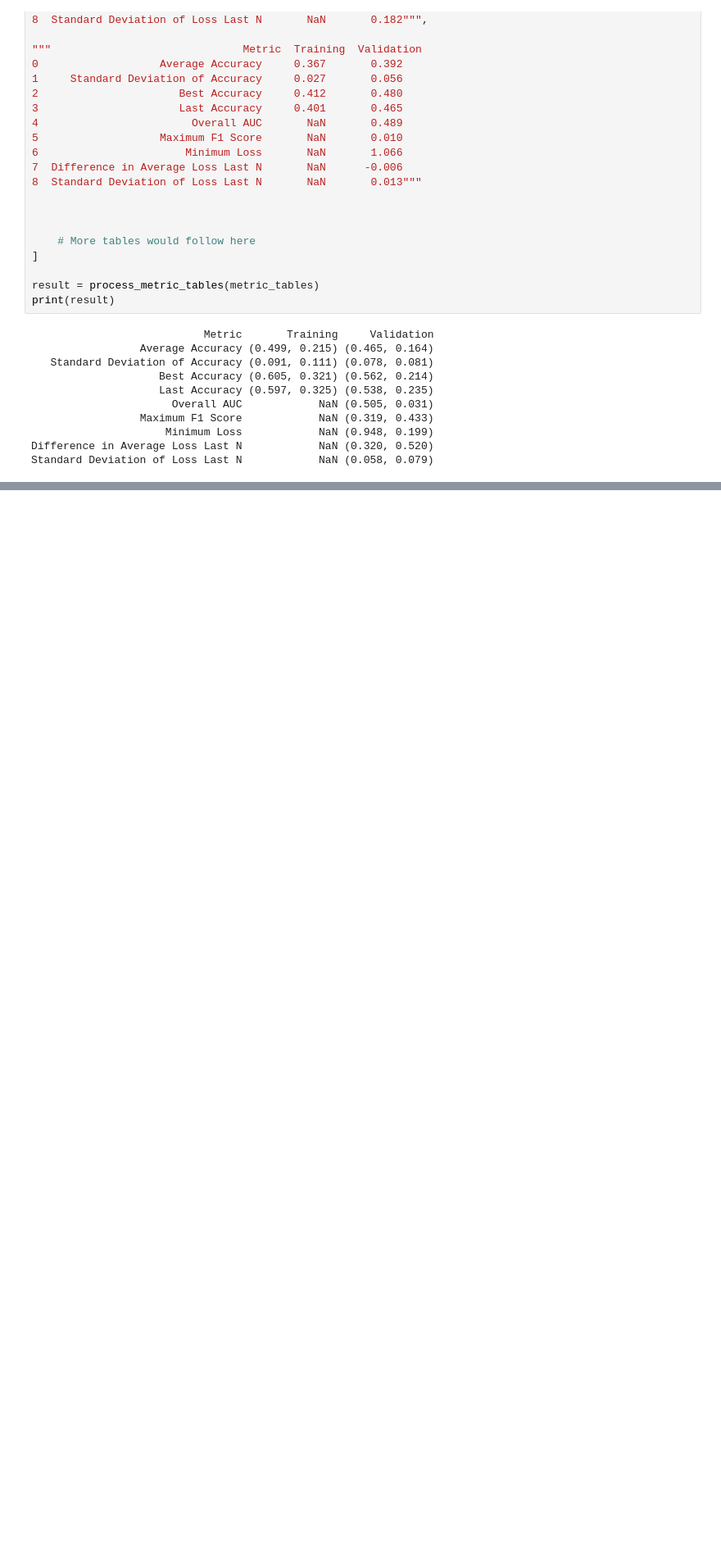
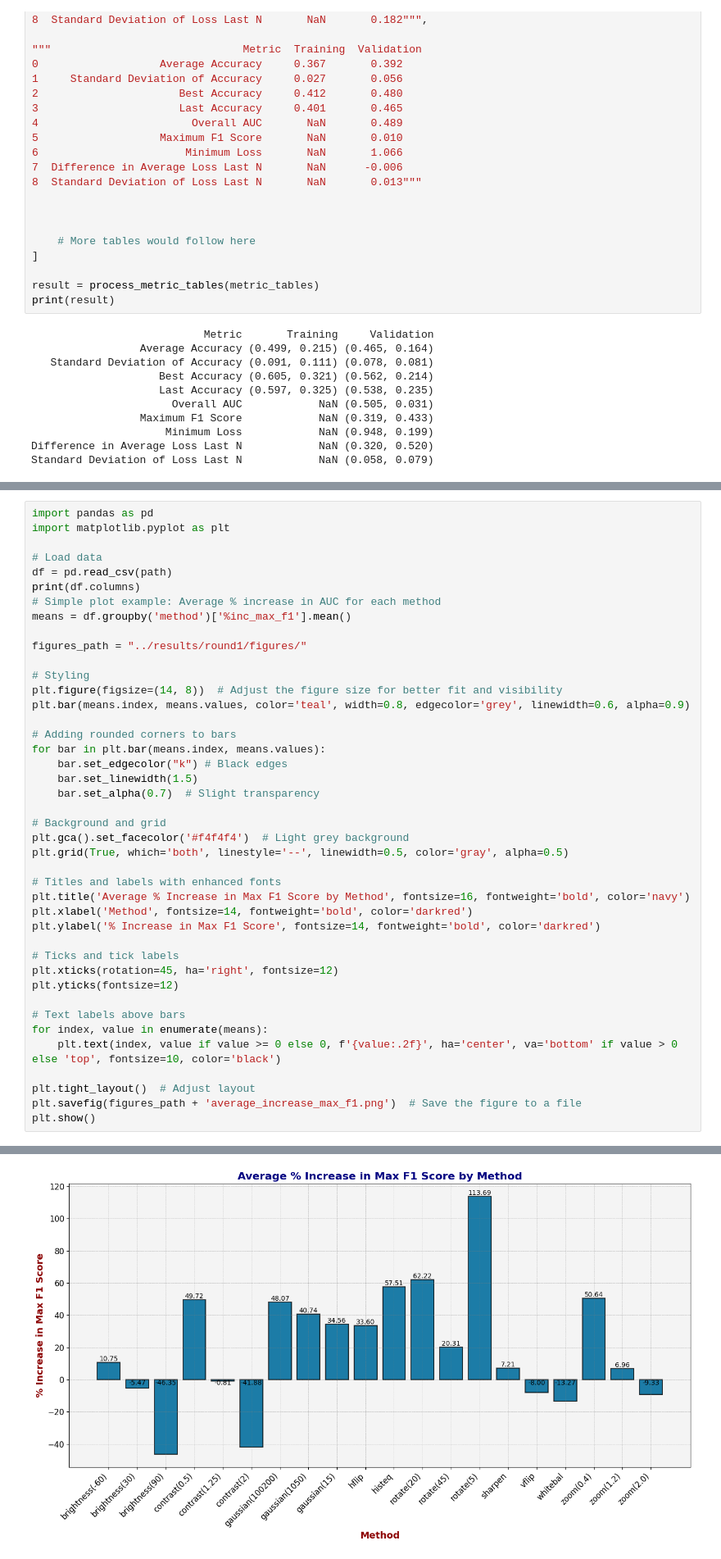
Before and after one commit to tee1g21/Intruder-Aircraft-Detection, a Jupyter notebook: main/results_calc.ipynb, the cells around one changed output, grey strips where cells are left out. Shown at 82% size. Saved outputs shown, nothing was run; the diff lists cells and outputs as text; blank space fills up the shorter version.

Commit message:
Round 1 Complete

```diff
--- a/main/results_calc.ipynb
+++ b/main/results_calc.ipynb
@@ -239,0 +250,43 @@ print("% Increase Best Accuracy:", percentage_increase_best_accuracy)
+# %%
+import pandas as pd
+import matplotlib.pyplot as plt
+
+# Load data
+df = pd.read_csv(path)
+print(df.columns)
+# Simple plot example: Average % increase in AUC for each method
+means = df.groupby('method')['%inc_max_f1'].mean()
+
+figures_path = "../results/round1/figures/"
+
+# Styling
+plt.figure(figsize=(14, 8))  # Adjust the figure size for better fit and visibility
+plt.bar(means.index, means.values, color='teal', width=0.8, edgecolor='grey', linewidth=0.6, alpha=0.9)
+
+# Adding rounded corners to bars
+for bar in plt.bar(means.index, means.values):
+    bar.set_edgecolor("k") # Black edges
+    bar.set_linewidth(1.5)
+    bar.set_alpha(0.7)  # Slight transparency
+
+# Background and grid
+plt.gca().set_facecolor('#f4f4f4')  # Light grey background
+plt.grid(True, which='both', linestyle='--', linewidth=0.5, color='gray', alpha=0.5)
+
+# Titles and labels with enhanced fonts
+plt.title('Average % Increase in Max F1 Score by Method', fontsize=16, fontweight='bold', color='navy')
+plt.xlabel('Method', fontsize=14, fontweight='bold', color='darkred')
+plt.ylabel('% Increase in Max F1 Score', fontsize=14, fontweight='bold', color='darkred')
+
+# Ticks and tick labels
+plt.xticks(rotation=45, ha='right', fontsize=12)
+plt.yticks(fontsize=12)
+
+# Text labels above bars
+for index, value in enumerate(means):
+    plt.text(index, value if value >= 0 else 0, f'{value:.2f}', ha='center', va='bottom' if value > 0 else 'top', fontsize=10, color='black')
+
+plt.tight_layout()  # Adjust layout
+plt.savefig(figures_path + 'average_increase_max_f1.png')  # Save the figure to a file
+plt.show()
+# %% [output]
@@ -239,0 +294 @@ print("% Increase Best Accuracy:", percentage_increase_best_accuracy)
+[figure, added]
```
Also changed, not shown: parts of 5 cells of this notebook, 5 other files.
